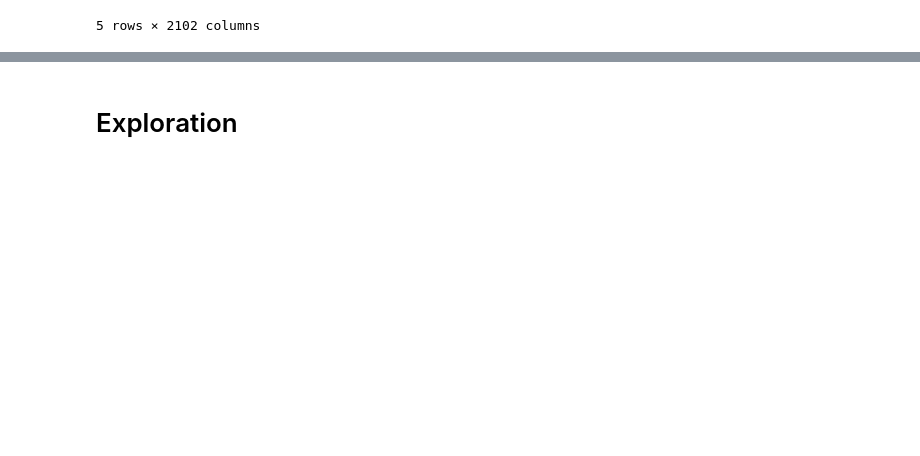
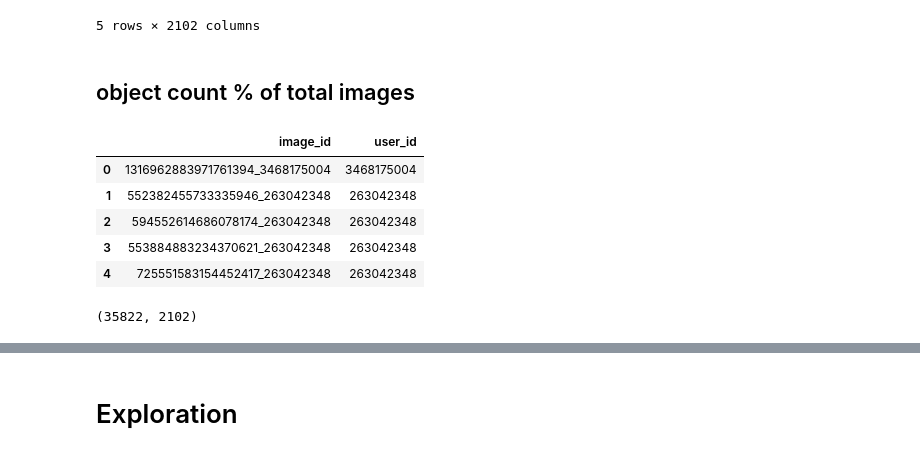
Before and after one commit to JeroenSchmidt/UvA-DSF-group, a Jupyter notebook: uc2/exploration_notebooks/jeroen/create_features_ground_zero.ipynb, the cells around one changed output, grey strips where cells are left out. Cells and saved outputs as stored; diff of their text form; code cells hidden in the pictures; blank space fills up the shorter version.

Commit message:
joining data functions

```diff
--- a/uc2/exploration_notebooks/jeroen/create_features_ground_zero.ipynb
+++ b/uc2/exploration_notebooks/jeroen/create_features_ground_zero.ipynb
@@ -407,3 +417,18 @@ obj_counts_p = obj_counts.reset_index()\
 | 3 | 1000080765059521113_31736205 | NaN | NaN | NaN | NaN | NaN | NaN | NaN | ... |
 | 4 | 1000097452173278518_206726006 | NaN | NaN | NaN | NaN | NaN | NaN | NaN | ... |
 5 rows × 2102 columns
+# %% [markdown]
+## object count % of total images
+# %%
+image_date = pd.read_pickle("../../data/Visual_well_being/image_data.pickle")
+# %%
+user_img = image_date[["image_id","user_id"]].drop_duplicates()
+# %%
+user_img.head()
+# %% [output]
+|  | image_id | user_id |
+| 0 | 1316962883971761394_3468175004 | 3468175004 |
+| 1 | 552382455733335946_263042348 | 263042348 |
+| 2 | 594552614686078174_263042348 | 263042348 |
+| 3 | 553884883234370621_263042348 | 263042348 |
+| 4 | 725551583154452417_263042348 | 263042348 |
@@ -409,0 +439,4 @@ obj_counts_p = obj_counts.reset_index()\
+# %%
+ob.shape
+# %% [output]
+(35822, 2102)
```
Also changed, not shown: parts of 10 cells of this notebook, 1 other file.
